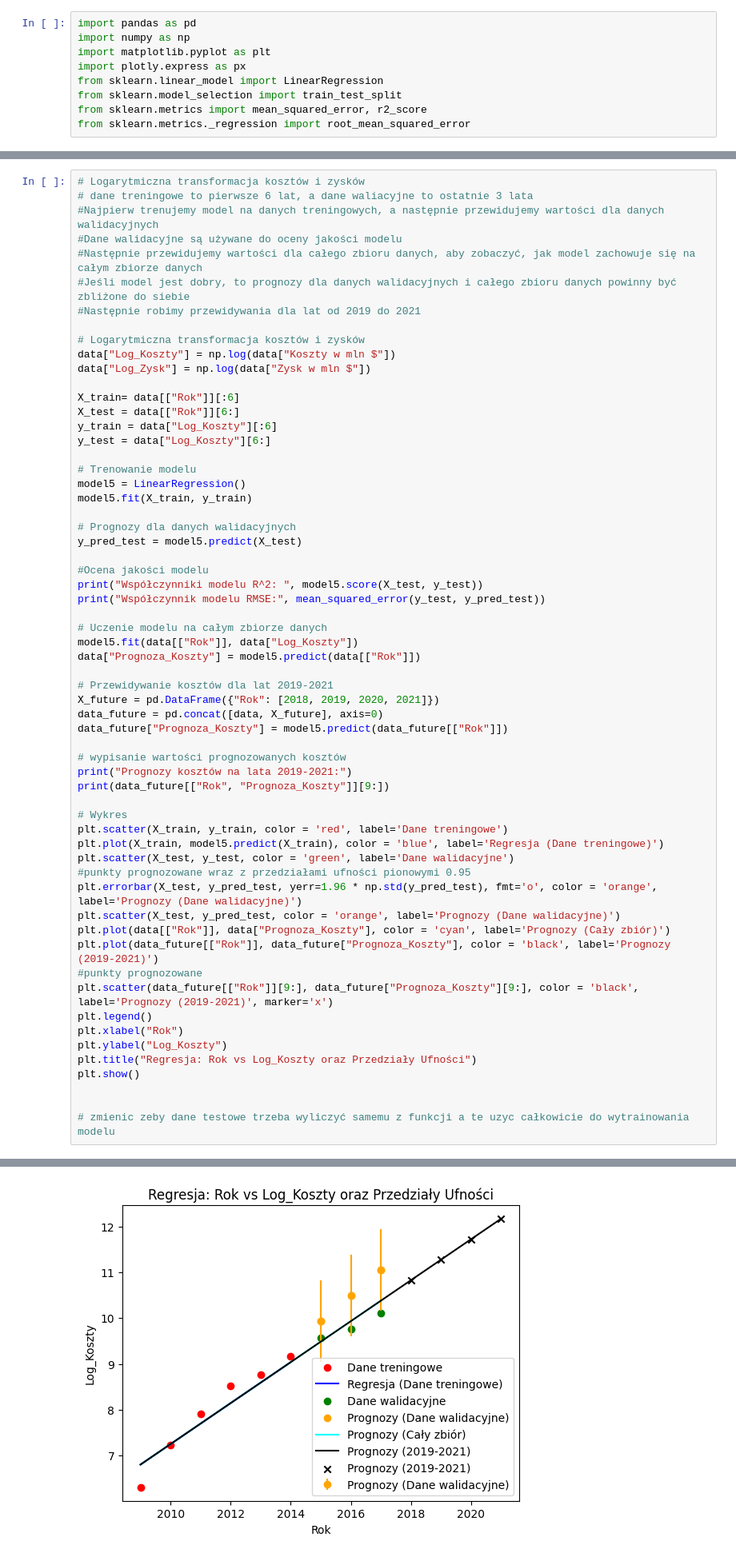
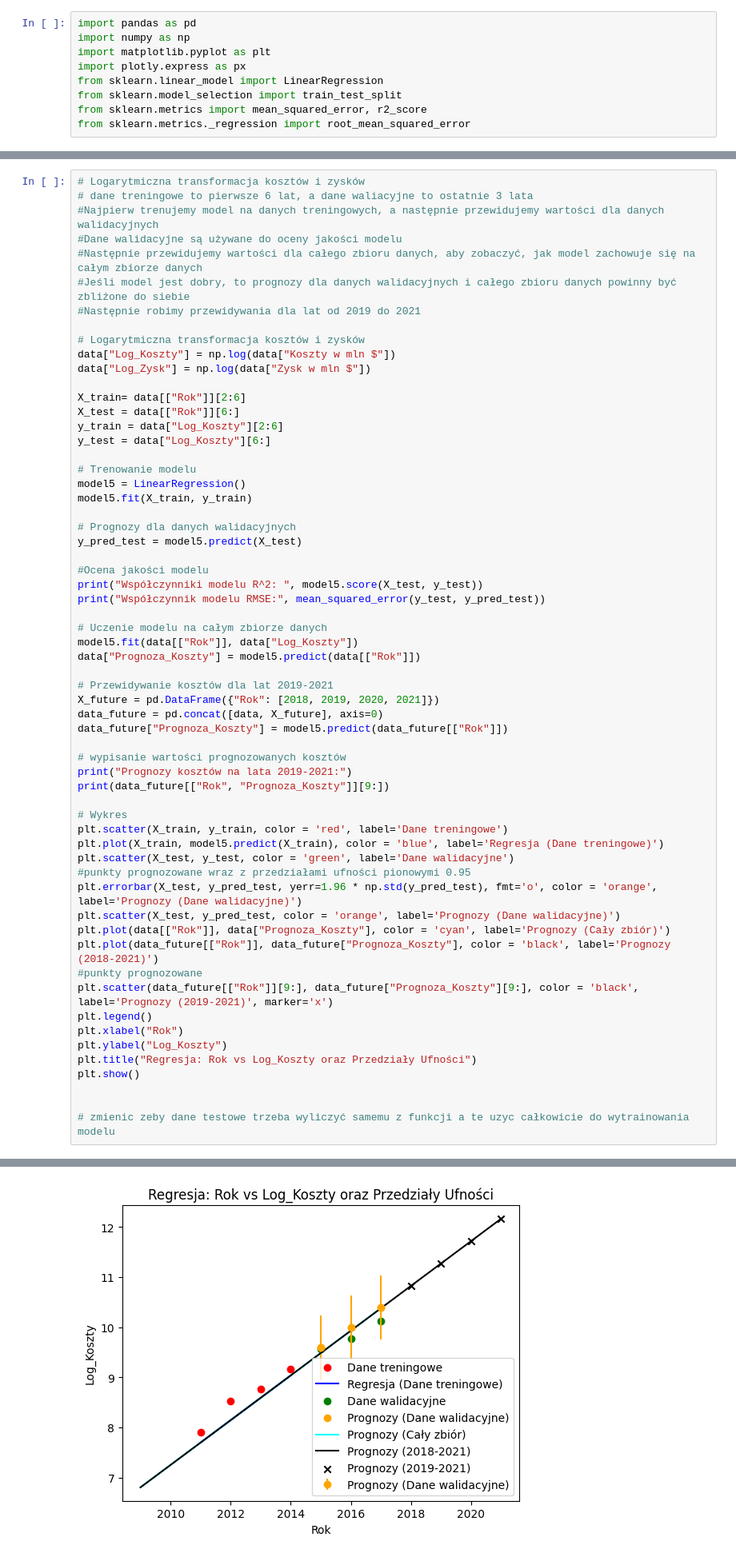
Before and after one commit to userofpi/MED_LAB1, a Jupyter notebook: LAB1.ipynb, the cells around one changed output, grey strips where cells are left out. Shown: that part at 80% size. Cells and saved outputs as stored; diff of their text form.

```diff
--- a/LAB1.ipynb
+++ b/LAB1.ipynb
@@ -241,9 +385,9 @@ Współczynnik modelu RMSE: 4644.6195009766825
 data["Log_Koszty"] = np.log(data["Koszty w mln $"])
 data["Log_Zysk"] = np.log(data["Zysk w mln $"])
 
-X_train= data[["Rok"]][:6]
+X_train= data[["Rok"]][2:6]
 X_test = data[["Rok"]][6:]
-y_train = data["Log_Koszty"][:6]
+y_train = data["Log_Koszty"][2:6]
 y_test = data["Log_Koszty"][6:]
 
 # Trenowanie modelu
@@ -278,7 +422,7 @@ plt.scatter(X_test, y_test, color = 'green', label='Dane walidacyjne')
 plt.errorbar(X_test, y_pred_test, yerr=1.96 * np.std(y_pred_test), fmt='o', color = 'orange', label='Prognozy (Dane walidacyjne)')
 plt.scatter(X_test, y_pred_test, color = 'orange', label='Prognozy (Dane walidacyjne)')
 plt.plot(data[["Rok"]], data["Prognoza_Koszty"], color = 'cyan', label='Prognozy (Cały zbiór)')
-plt.plot(data_future[["Rok"]], data_future["Prognoza_Koszty"], color = 'black', label='Prognozy (2019-2021)')
+plt.plot(data_future[["Rok"]], data_future["Prognoza_Koszty"], color = 'black', label='Prognozy (2018-2021)')
 #punkty prognozowane
 plt.scatter(data_future[["Rok"]][9:], data_future["Prognoza_Koszty"][9:], color = 'black', label='Prognozy (2019-2021)', marker='x')
 plt.legend()
@@ -295,10 +439,10 @@ Współczynnik modelu RMSE: 0.5078858882170857
 Prognozy kosztów na lata 2019-2021:
     Rok  Prognoza_Koszty
 0  2018        10.826766
 1  2019        11.273834
 2  2020        11.720902
 3  2021        12.167970
-[figure, old version]
+[figure, new version]
 # %%
 # wykresy
 
```
Also changed, not shown: parts of 7 cells of this notebook, 1 other file.
